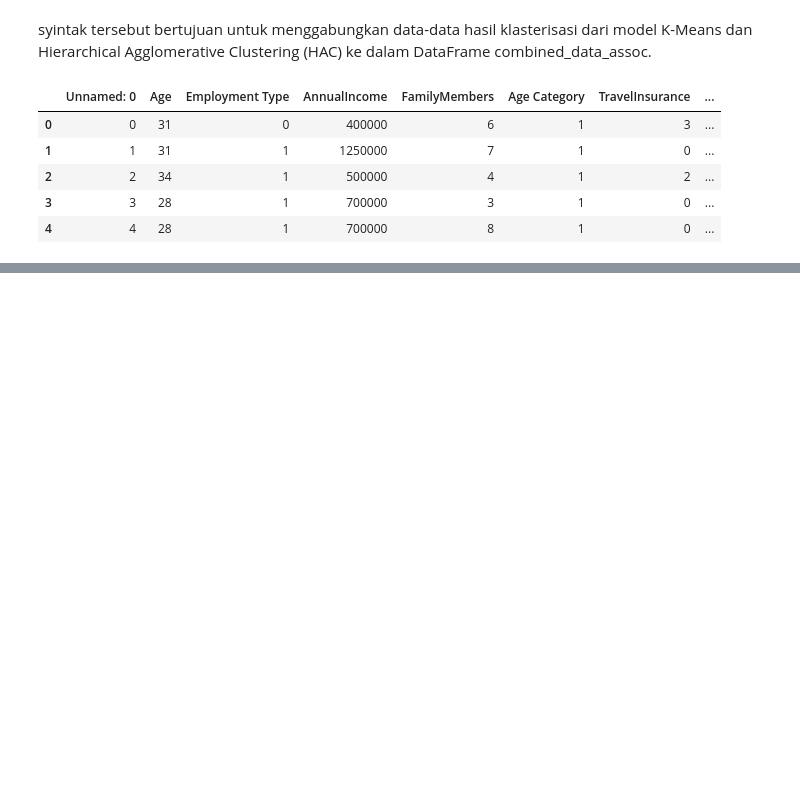
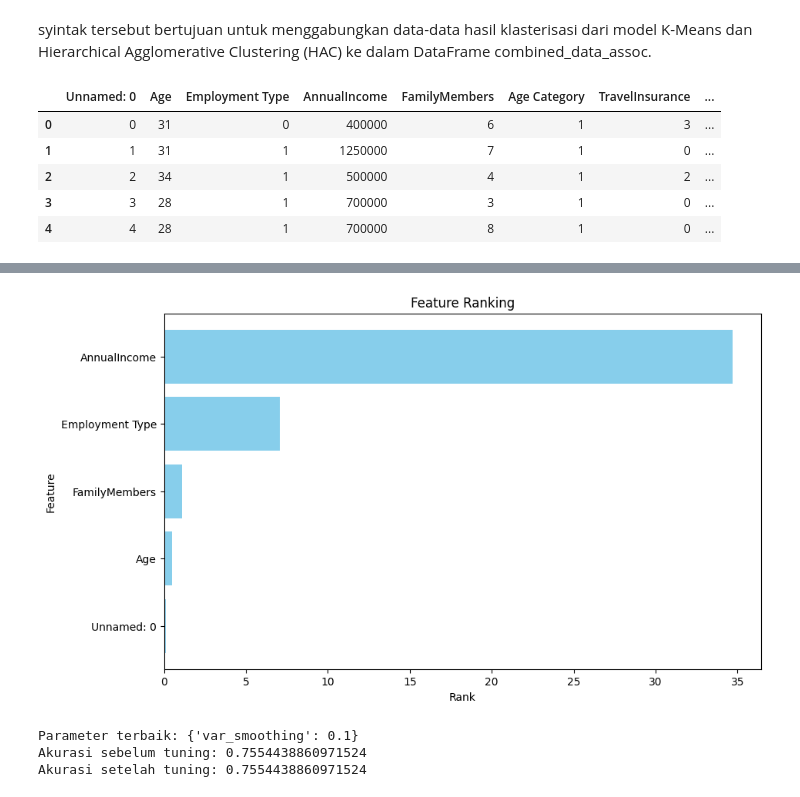
Before and after one commit to aliefAdityaa/Muhammad-Alief-Aditya-2, a Jupyter notebook: Praktikum_DATA_MINING.ipynb, the cells around one changed output, grey strips where cells are left out. Drawn from its saved outputs; the diff is of its cells as text; code cells hidden in the pictures; blank space fills up the shorter version.

```diff
--- a/Praktikum_DATA_MINING.ipynb
+++ b/Praktikum_DATA_MINING.ipynb
@@ -843,0 +1119,72 @@ combined_data_assoc.head()
+# %%
+x_train = x_train.iloc[:, [0, 1, 2, 3, 4, 5]]
+# %%
+x_train_norm = x_train_norm[:, [0, 1, 2, 3, 4, 5]]
+# %%
+from sklearn.feature_selection import SelectKBest, chi2
+import matplotlib.pyplot as plt
+
+# Pilih fitur terbaik dengan SelectKBest
+selector = SelectKBest(score_func=chi2, k=5)
+selector.fit(x_train_norm, y_train)
+
+# Ambil indeks fitur terbaik
+selected_feature_indices = selector.get_support(indices=True)
+
+# Ambil nama fitur yang terpilih
+selected_feature_names = x_train.columns[selected_feature_indices]
+
+# Filter data training dan testing hanya untuk fitur-fitur terpilih
+x_train_selected = x_train[selected_feature_names]
+x_test_selected = x_test[selected_feature_names]
+
+# Plot ranking fitur
+feature_ranks = selector.scores_
+feature_ranks_df = pd.DataFrame({'Feature': x_train.columns, 'Rank': feature_ranks})
+feature_ranks_df = feature_ranks_df.sort_values(by='Rank', ascending=False)
+
+plt.figure(figsize=(10, 6))
+plt.barh(feature_ranks_df['Feature'], feature_ranks_df['Rank'], color='skyblue')
+plt.xlabel('Rank')
+plt.ylabel('Feature')
+plt.title('Feature Ranking')
+plt.gca().invert_yaxis()
+plt.show()
+# %% [output]
+[figure, added]
+# %%
+from sklearn.model_selection import GridSearchCV
+from sklearn.naive_bayes import GaussianNB
+import numpy as np
+
+# Inisialisasi model Gaussian Naive Bayes
+gnb = GaussianNB()
+
+# Definisikan grid parameter untuk pencarian parameter terbaik
+param_grid = {
+    'var_smoothing': np.logspace(0,-9, num=100)
+}
+
+# Buat objek GridSearchCV dengan model Gaussian Naive Bayes dan parameter grid
+grid_search = GridSearchCV(estimator=gnb, param_grid=param_grid, cv=5)
+
+# Latih model GridSearchCV pada data pelatihan
+grid_search.fit(x_train_norm, y_train)
+
+# Cetak parameter terbaik yang ditemukan oleh GridSearchCV
+print("Parameter terbaik:", grid_search.best_params_)
+
+# Buat prediksi menggunakan model terbaik dari GridSearchCV
+y_pred_tuned = grid_search.best_estimator_.predict(x_test_norm)
+
+# Hitung akurasi sebelum penyetelan (tuning)
+acc_before_tuning = grid_search.best_estimator_.score(x_test_norm, y_test)
+print("Akurasi sebelum tuning:", acc_before_tuning)
+
+# Hitung akurasi setelah penyetelan (tuning)
+acc_after_tuning = grid_search.best_estimator_.score(x_test_norm, y_test)
+print("Akurasi setelah tuning:", acc_after_tuning)
+# %% [output]
+Parameter terbaik: {'var_smoothing': 0.1}
+Akurasi sebelum tuning: 0.7554438860971524
+Akurasi setelah tuning: 0.7554438860971524
```
Also changed, not shown: parts of 11 cells of this notebook.
